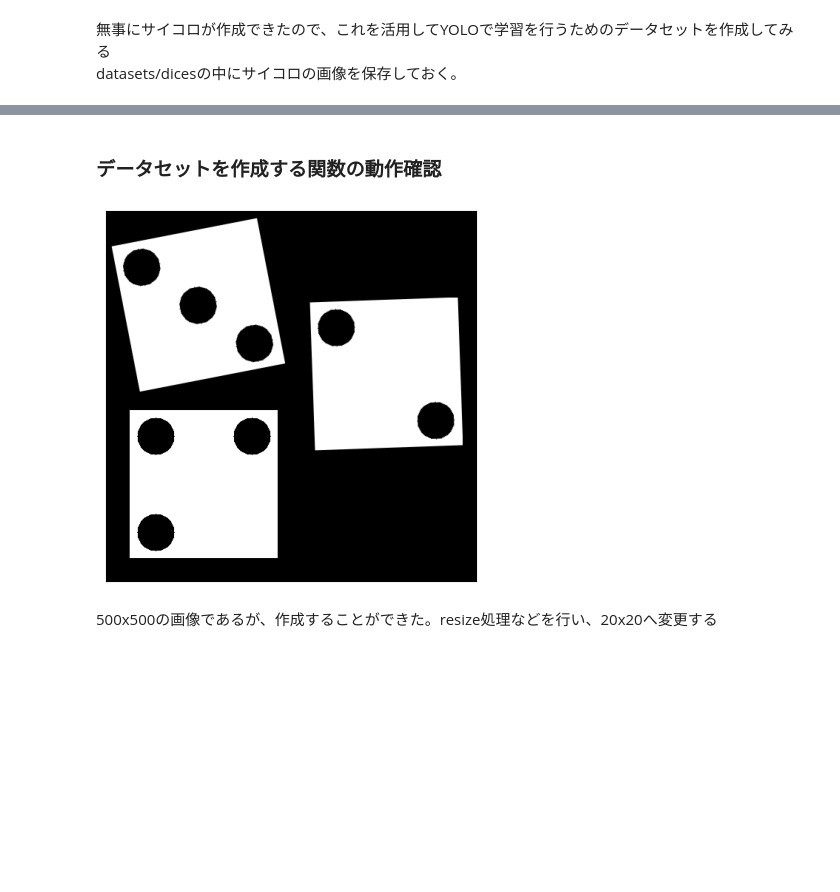
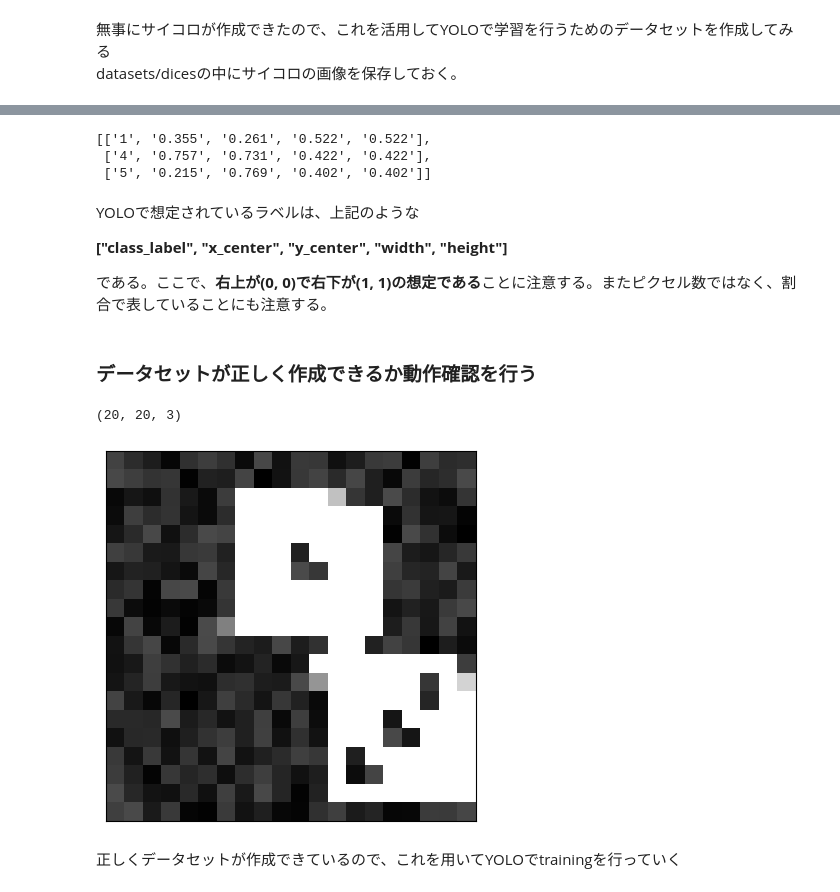
Before and after one commit to h-hosoda-ml/competitions, a Jupyter notebook: sony_20231120/src/notebooks/eda.ipynb, the cells around one changed output, grey strips where cells are left out. Saved outputs shown, nothing was run; the diff lists cells and outputs as text; code cells hidden in the pictures; blank space fills up the shorter version.

```diff
--- a/sony_20231120/src/notebooks/eda.ipynb
+++ b/sony_20231120/src/notebooks/eda.ipynb
@@ -67,11 +91,15 @@ datasets/dicesの中にサイコロの画像を保存しておく。
+# %%
+# ラベル
+labels
+# %% [output]
+[['1', '0.355', '0.261', '0.522', '0.522'],
+ ['4', '0.757', '0.731', '0.422', '0.422'],
+ ['5', '0.215', '0.769', '0.402', '0.402']]
+# %% [markdown]
+YOLOで想定されているラベルは、上記のような
+
+<b>["class_label", "x_center", "y_center", "width", "height"]</b>
+
+である。ここで、<b>右上が(0, 0)で右下が(1, 1)の想定である</b>ことに注意する。またピクセル数ではなく、割合で表していることにも注意する。
 # %% [markdown]
-### データセットを作成する関数の動作確認
+### データセットが正しく作成できるか動作確認を行う
-# %%
-from utils.make_datasets import make_dataset
-
-data = make_dataset((500, 500))
-show_image(data)
-# %% [output]
-[figure, removed]
-# %% [markdown]
-500x500の画像であるが、作成することができた。resize処理などを行い、20x20へ変更する
@@ -77,0 +110,19 @@ show_image(data)
+# %%
+# 保存を行っているパス
+MY_DATASET_PATH = os.path.join(DATASET_PATH, "my_datasets")
+YOLO_TRAIN = os.path.join(YOLO_DATASET_PATH, "train")
+YOLO_VAL = os.path.join(YOLO_DATASET_PATH, "val")
+
+# 指定の数だけデータセットを生成
+generate_datasets(dataset_num=1024, save_path=YOLO_TRAIN) # 訓練データ 1024枚
+generate_datasets(dataset_num=256, save_path=YOLO_VAL) # 検証データ 256枚
+# %%
+# 正しくデータが生成できているか確認
+data = cv2.imread(os.path.join(YOLO_TRAIN, "images/image_0.png"))
+print(data.shape)
+show_image(data)
+# %% [output]
+(20, 20, 3)
+[figure, added]
+# %% [markdown]
+正しくデータセットが作成できているので、これを用いてYOLOでtrainingを行っていく
```
Also changed, not shown: parts of 8 cells of this notebook.
